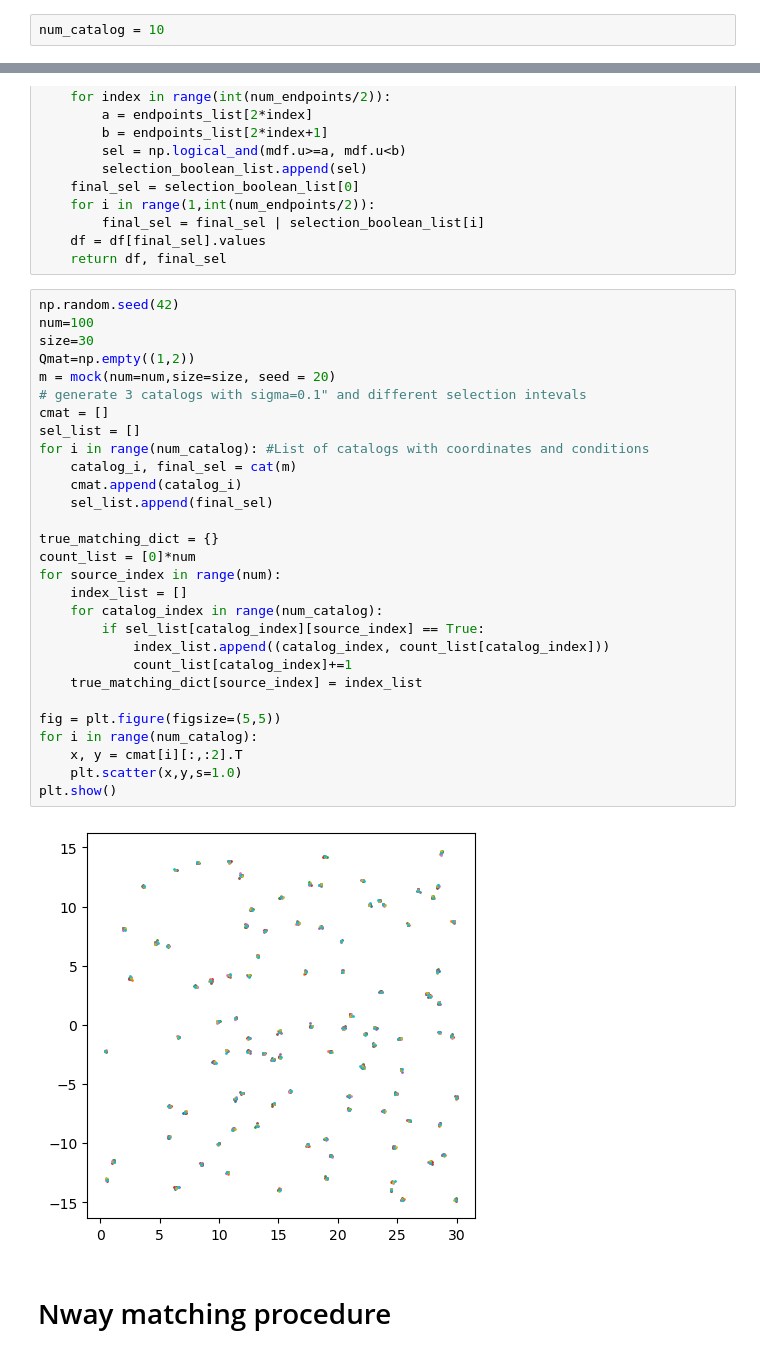
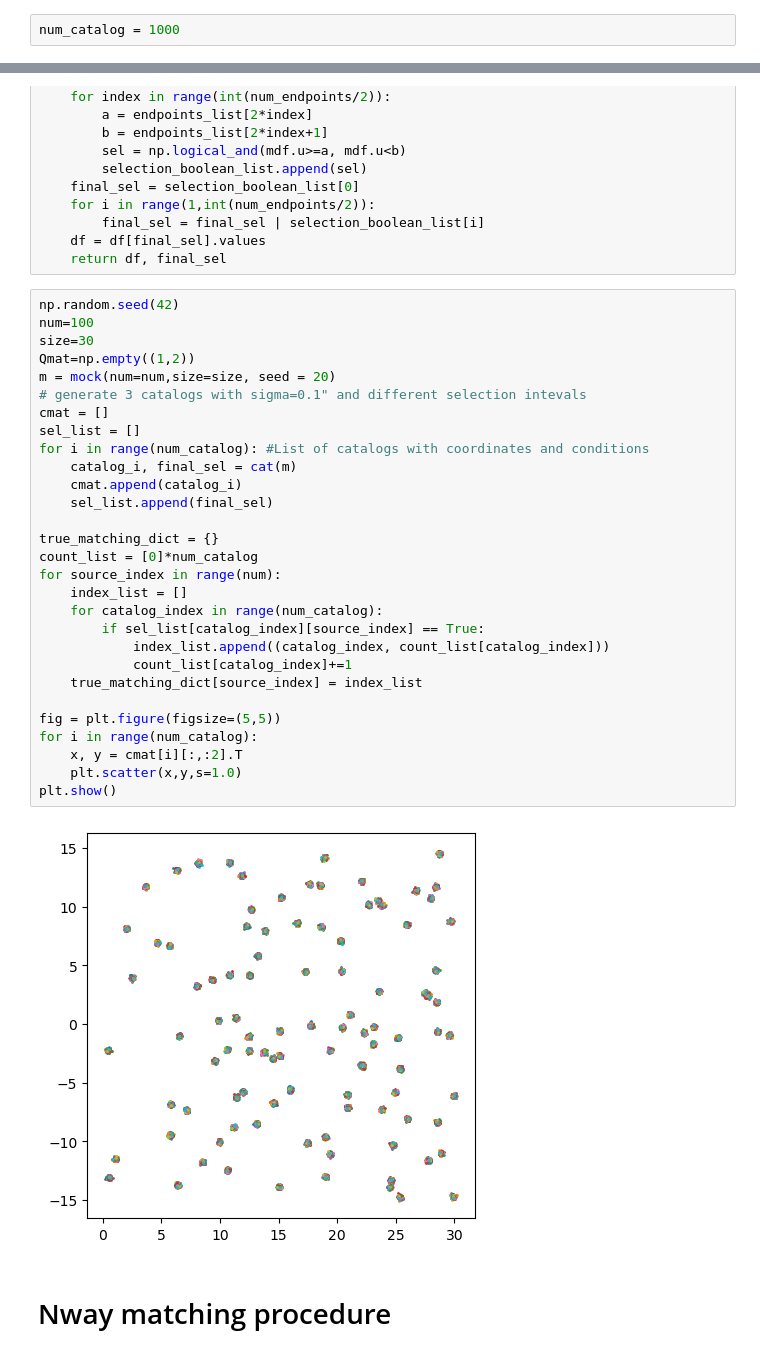
Before and after one commit to jacobf18/astronomical-matching, a Jupyter notebook: CanILP + DirILP General case.ipynb, the cells around one changed output, grey strips where cells are left out. Saved outputs shown, nothing was run; the diff lists cells and outputs as text.

```diff
--- a/CanILP + DirILP General case.ipynb
+++ b/CanILP + DirILP General case.ipynb
@@ -18,7 +18,7 @@ import matplotlib.pyplot as plt
 # %% [markdown]
 # Create a simulated universe with different selection intervals for catalogs
 # %%
-num_catalog = 10
+num_catalog = 1000
 # %%
 def mock(num=10, size=10, seed=None):
     "return dataframe of simulated objects"
@@ -63,34 +63,34 @@ def random_cat(mdf):
 # %%
 np.random.seed(42)
 num=100
 size=30
 Qmat=np.empty((1,2))
 m = mock(num=num,size=size, seed = 20)
 # generate 3 catalogs with sigma=0.1" and different selection intevals
 cmat = []
 sel_list = []
 for i in range(num_catalog): #List of catalogs with coordinates and conditions
     catalog_i, final_sel = cat(m)
     cmat.append(catalog_i)
     sel_list.append(final_sel)
 
 true_matching_dict = {}
-count_list = [0]*num
+count_list = [0]*num_catalog
 for source_index in range(num):
     index_list = []
     for catalog_index in range(num_catalog):
         if sel_list[catalog_index][source_index] == True:
             index_list.append((catalog_index, count_list[catalog_index]))
             count_list[catalog_index]+=1
     true_matching_dict[source_index] = index_list
 
 fig = plt.figure(figsize=(5,5))
 for i in range(num_catalog):
     x, y = cmat[i][:,:2].T
     plt.scatter(x,y,s=1.0)
 plt.show()
 # %% [output]
-[figure, old version]
+[figure, new version]
 # %% [markdown]
 # Nway matching procedure
 # %% [markdown]
```
Also changed, not shown: parts of 22 cells of this notebook, 1 other file.
